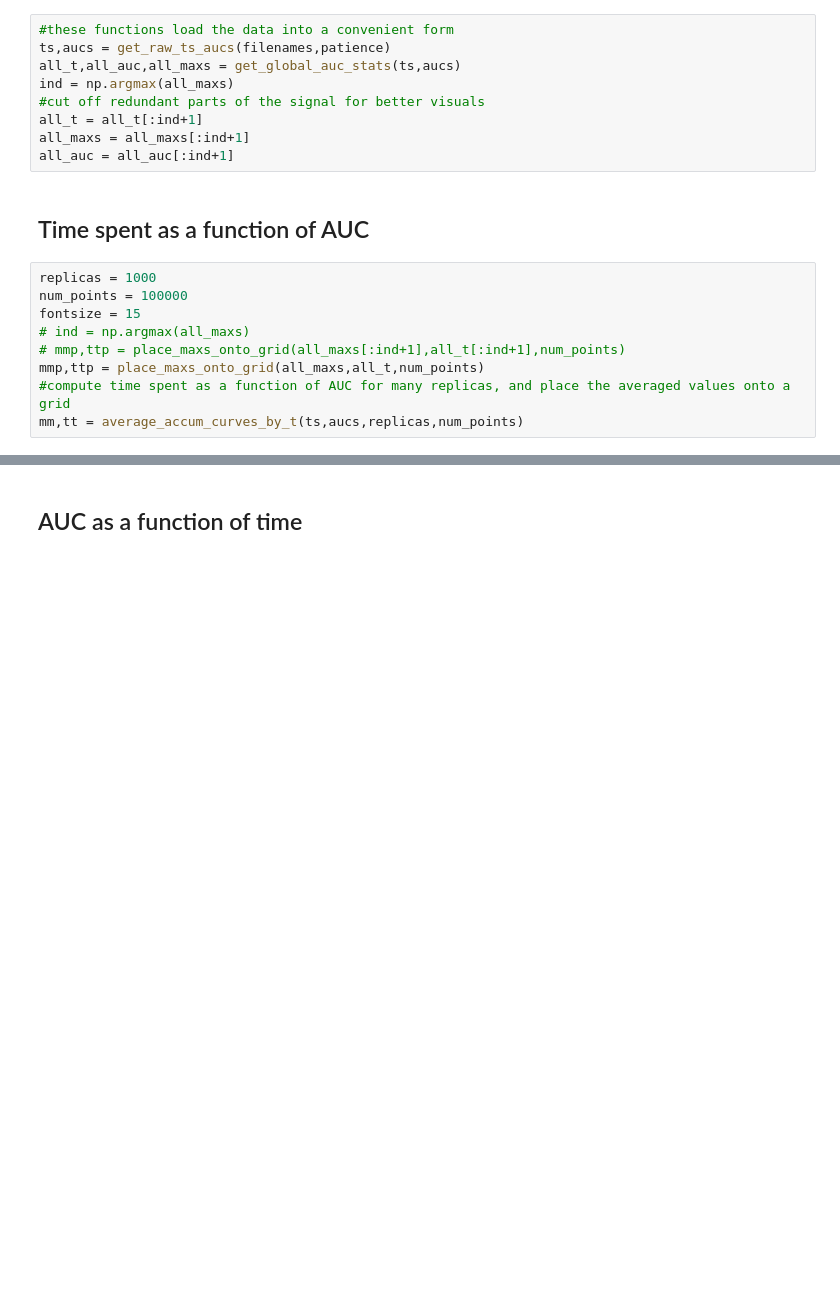
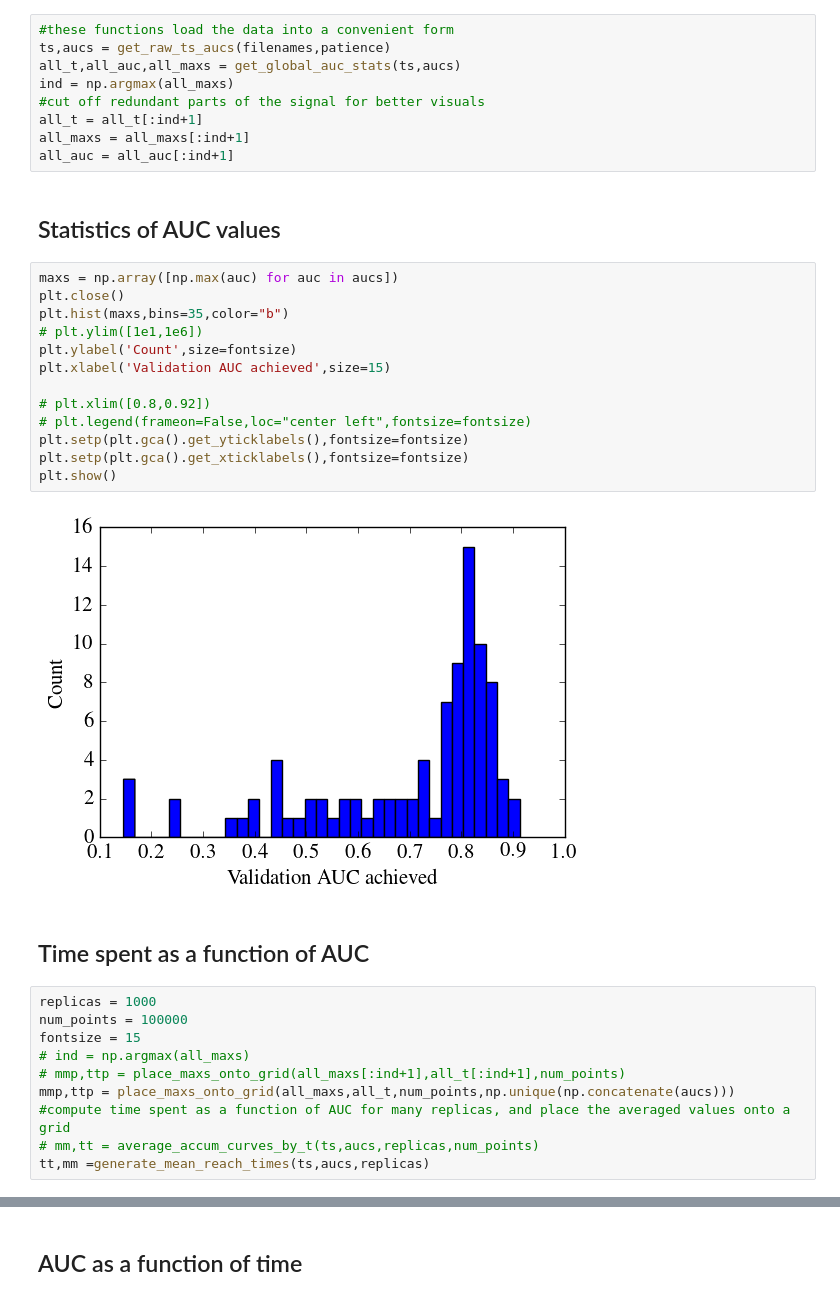
Before and after one commit to PPPLDeepLearning/plasma-python, a Jupyter notebook: Analyze Hyperparameter Tuning.ipynb, the cells around one changed output, grey strips where cells are left out. Drawn from its saved outputs; the diff is of its cells as text; blank space fills up the shorter version.

```diff
--- a/Analyze Hyperparameter Tuning.ipynb
+++ b/Analyze Hyperparameter Tuning.ipynb
@@ -19,6 +19,23 @@ ind = np.argmax(all_maxs)
 all_t = all_t[:ind+1]
 all_maxs = all_maxs[:ind+1]
 all_auc = all_auc[:ind+1]
+# %% [markdown]
+## Statistics of AUC values
+# %%
+maxs = np.array([np.max(auc) for auc in aucs])
+plt.close()
+plt.hist(maxs,bins=35,color="b")
+# plt.ylim([1e1,1e6])
+plt.ylabel('Count',size=fontsize)
+plt.xlabel('Validation AUC achieved',size=15)
+
+# plt.xlim([0.8,0.92])
+# plt.legend(frameon=False,loc="center left",fontsize=fontsize)
+plt.setp(plt.gca().get_yticklabels(),fontsize=fontsize)
+plt.setp(plt.gca().get_xticklabels(),fontsize=fontsize)
+plt.show()
+# %% [output]
+[figure, added]
 # %% [markdown]
 ## Time spent as a function of AUC
 # %%
@@ -27,9 +44,10 @@ num_points = 100000
 fontsize = 15
 # ind = np.argmax(all_maxs)
 # mmp,ttp = place_maxs_onto_grid(all_maxs[:ind+1],all_t[:ind+1],num_points)
-mmp,ttp = place_maxs_onto_grid(all_maxs,all_t,num_points)
+mmp,ttp = place_maxs_onto_grid(all_maxs,all_t,num_points,np.unique(np.concatenate(aucs)))
 #compute time spent as a function of AUC for many replicas, and place the averaged values onto a grid
-mm,tt = average_accum_curves_by_t(ts,aucs,replicas,num_points)
+# mm,tt = average_accum_curves_by_t(ts,aucs,replicas,num_points)
+tt,mm =generate_mean_reach_times(ts,aucs,replicas)
 # %%
 fontsize=15
 
```
Also changed, not shown: parts of 5 cells of this notebook.
